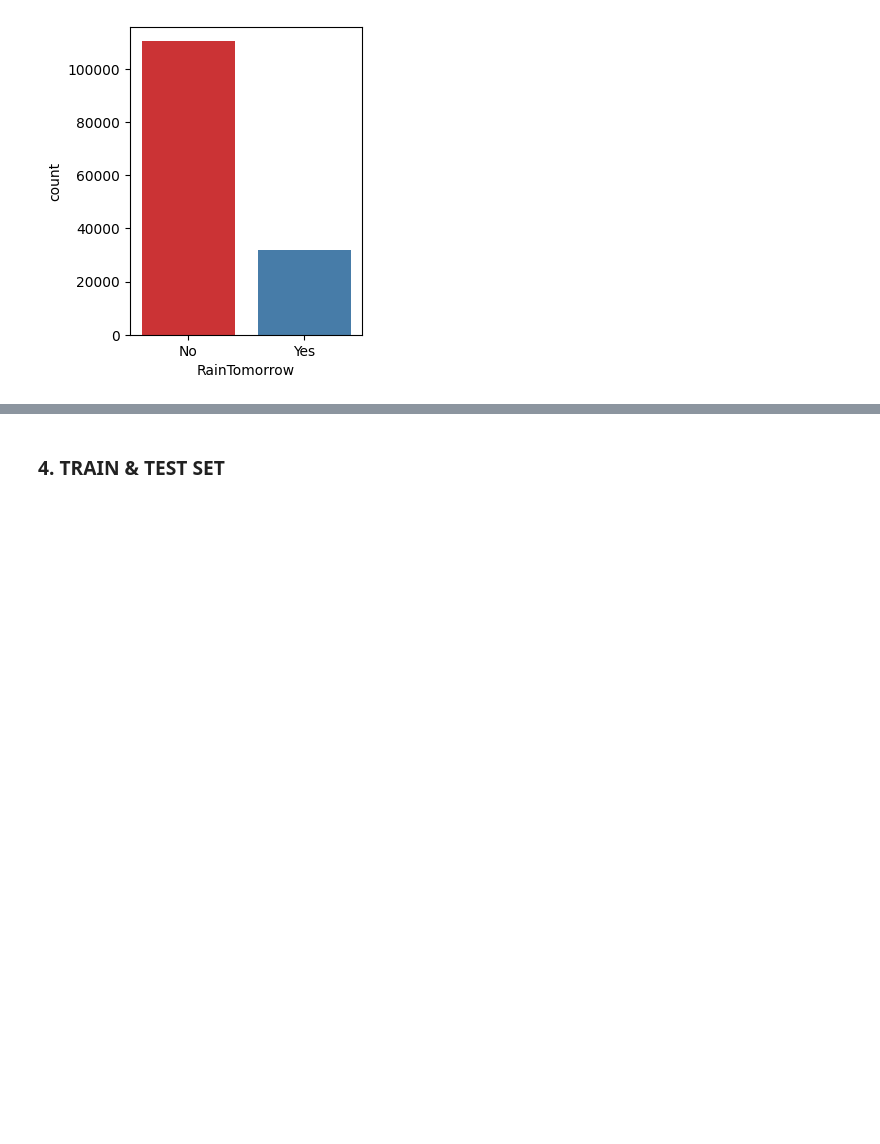
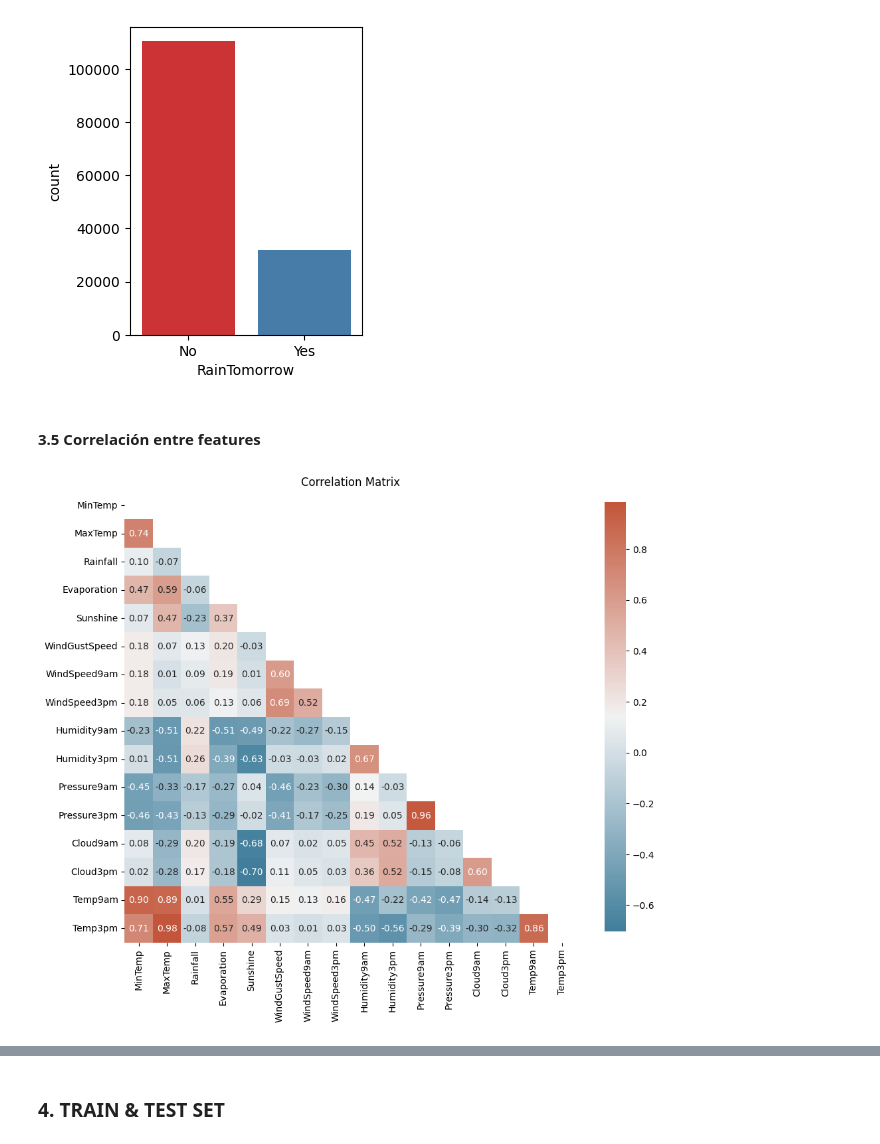
Before and after one commit to LeoCenturion/rain-in-australia, a Jupyter notebook: models/RiA-svm.ipynb, the cells around one changed output, grey strips where cells are left out. Cells and saved outputs as stored; diff of their text form; code cells hidden in the pictures; blank space fills up the shorter version.

```diff
--- a/models/RiA-svm.ipynb
+++ b/models/RiA-svm.ipynb
@@ -287,3 +301,20 @@ ax = sns.countplot(x="RainTomorrow", data=rain_df, palette="Set1", hue="RainTomo
 plt.show()
 # %% [output]
 [figure]
+# %% [markdown]
+#### 3.5 Correlación entre features
+# %%
+plt.figure(figsize=(10, 10))
+plt.title('Correlation Matrix')
+
+# Creating a mask to block the top right half of the heatmap (redundant information)
+mask = np.triu(np.ones_like(rain_df.corr(numeric_only=True)))
+
+# Custom color map
+cmap = sns.diverging_palette(230, 20, as_cmap=True)
+
+# Crear el mapa de calor
+sns.heatmap(rain_df.corr(numeric_only=True), mask=mask, annot=True, fmt='.2f', square=True, cmap=cmap, cbar_kws={"shrink": .7})
+plt.tight_layout()
+# %% [output]
+[figure, added]
```
Also changed, not shown: parts of 63 cells of this notebook, 5 other files.
